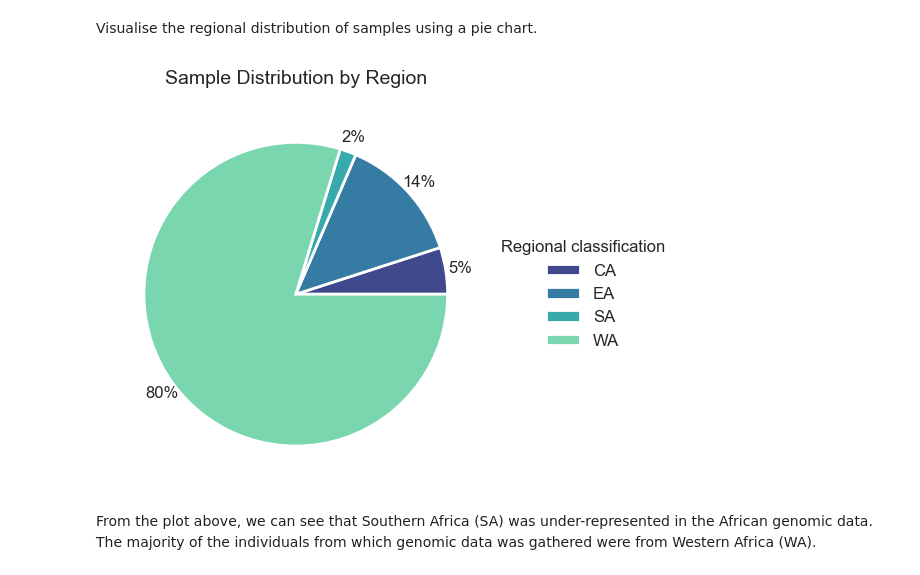
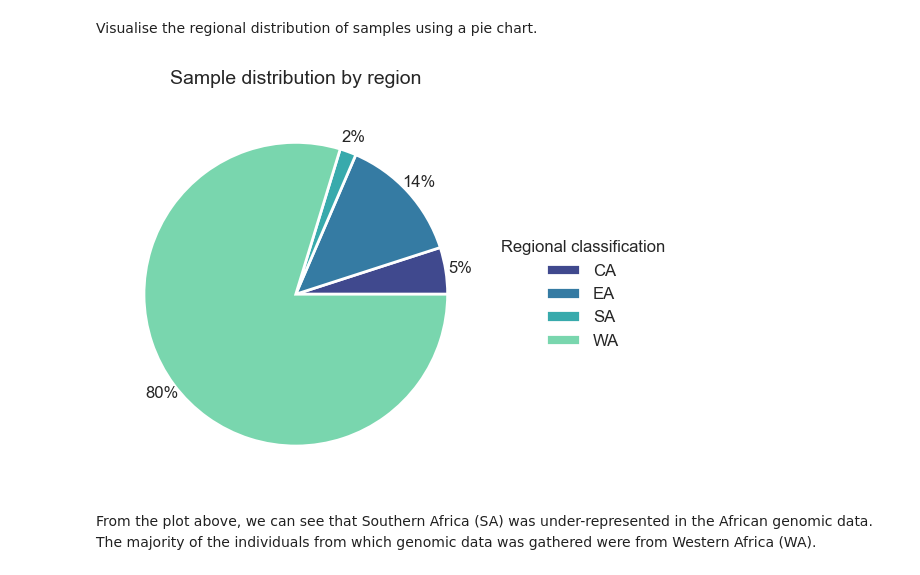
Before and after one commit to MeganHolborn/Genetic_data_analysis, a Jupyter notebook: Notebooks/Analysis_and_Visualisation/1-Represented_population_groups.ipynb, the cells around one changed output. Saved outputs shown, nothing was run; the diff lists cells and outputs as text; code cells hidden in the pictures.

```diff
--- a/Notebooks/Analysis_and_Visualisation/1-Represented_population_groups.ipynb
+++ b/Notebooks/Analysis_and_Visualisation/1-Represented_population_groups.ipynb
@@ -163,34 +162,34 @@ color_dict = dict({"SA": "#38AAAC", "EA": "#357BA3", "CA": "#40498E", "WA": "#79
 
 values = grouped_regions.REG.values
 
 fig, ax = plt.subplots(figsize=(6, 6))
 patches, texts, pcts = plt.pie(
     data=grouped_regions,
     x="SAMPLE_COUNT",
     colors=[color_dict[key] for key in values],
     autopct="%.0f%%",
     wedgeprops={"linewidth": 2.0, "edgecolor": "white"},
     pctdistance=1.1,
     labeldistance=1.2,
 )
 
 ax.legend(
     patches,
     values,
     title="Regional classification",
     fontsize=12,
     frameon=False,
     loc="center left",
     bbox_to_anchor=(1, 0, 0.5, 1),
 )
 
-plt.title("Sample Distribution by Region", size=constants.BIGGER_FONT, pad=15)
+plt.title("Sample distribution by region", size=constants.BIGGER_FONT, pad=15)
 plt.tight_layout()
 plt.savefig(
     "..\Results\Figures\Sample_region_proportions.png", dpi=1200, bbox_inches="tight"
 )
 plt.show()
 # %% [output]
-[figure, old version]
+[figure, new version]
 # %% [markdown]
 From the plot above, we can see that Southern Africa (SA) was under-represented in the African genomic data. The majority of the individuals from which genomic data was gathered were from Western Africa (WA).
```
Also changed, not shown: parts of 3 cells of this notebook, 12 other files.
